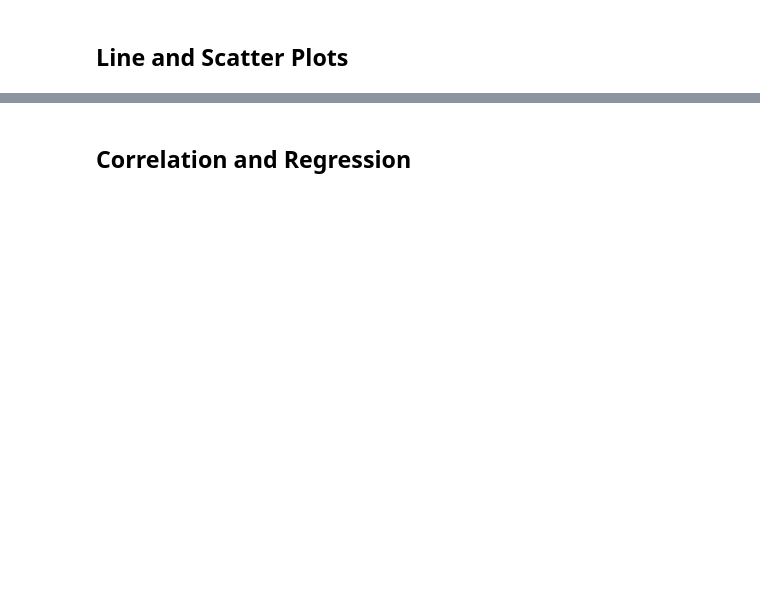
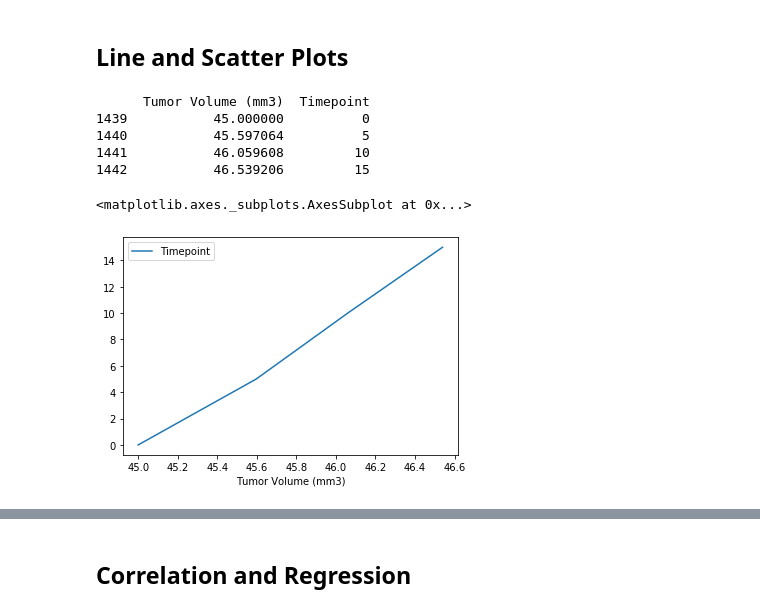
Before and after one commit to g1tKraken/TK-GW-HW, a Jupyter notebook: week_5_matplotlib/matplot_challenge/Part-2-Case-Assignment/Instructions/Pymaceuticals/pymaceuticals_starter.ipynb, the cells around one changed output, grey strips where cells are left out. Drawn from its saved outputs; the diff is of its cells as text; code cells hidden in the pictures; blank space fills up the shorter version.

```diff
--- a/week_5_matplotlib/matplot_challenge/Part-2-Case-Assignment/Instructions/Pymaceuticals/pymaceuticals_starter.ipynb
+++ b/week_5_matplotlib/matplot_challenge/Part-2-Case-Assignment/Instructions/Pymaceuticals/pymaceuticals_starter.ipynb
@@ -270,9 +274,19 @@ TypeError: boxplot() got multiple values for argument 'sym'
 ## Line and Scatter Plots
 # %%
 # Generate a line plot of time point versus tumor volume for a mouse treated with Capomulin
-one_special_mouse = one_special_mouse.loc[one_special_mouse['Mouse ID'] == 'r157']
+#one_special_mouse = mouse_metadata_clean_df.loc[mouse_metadata_clean_df['Mouse ID'] == 'r157']
+one_special_mouse = mouse_metadata_clean_df.loc[mouse_metadata_clean_df['Mouse ID'] == 'r157']
+
 print(one_special_mouse[['Tumor Volume (mm3)','Timepoint']])
 one_special_mouse.plot.line(x='Tumor Volume (mm3)',y='Timepoint')
+# %% [output]
+      Tumor Volume (mm3)  Timepoint
+1439           45.000000          0
+1440           45.597064          5
+1441           46.059608         10
+1442           46.539206         15
+<matplotlib.axes._subplots.AxesSubplot at 0x...>
+[figure, added]
 # %%
 # Generate a scatter plot of mouse weight versus average tumor volume for the Capomulin regimen
 Capo_df = mouse_metadata_clean_df.loc[mouse_metadata_clean_df['Drug Regimen'] == 'Capomulin']
```
Also changed, not shown: parts of 4 cells of this notebook.
